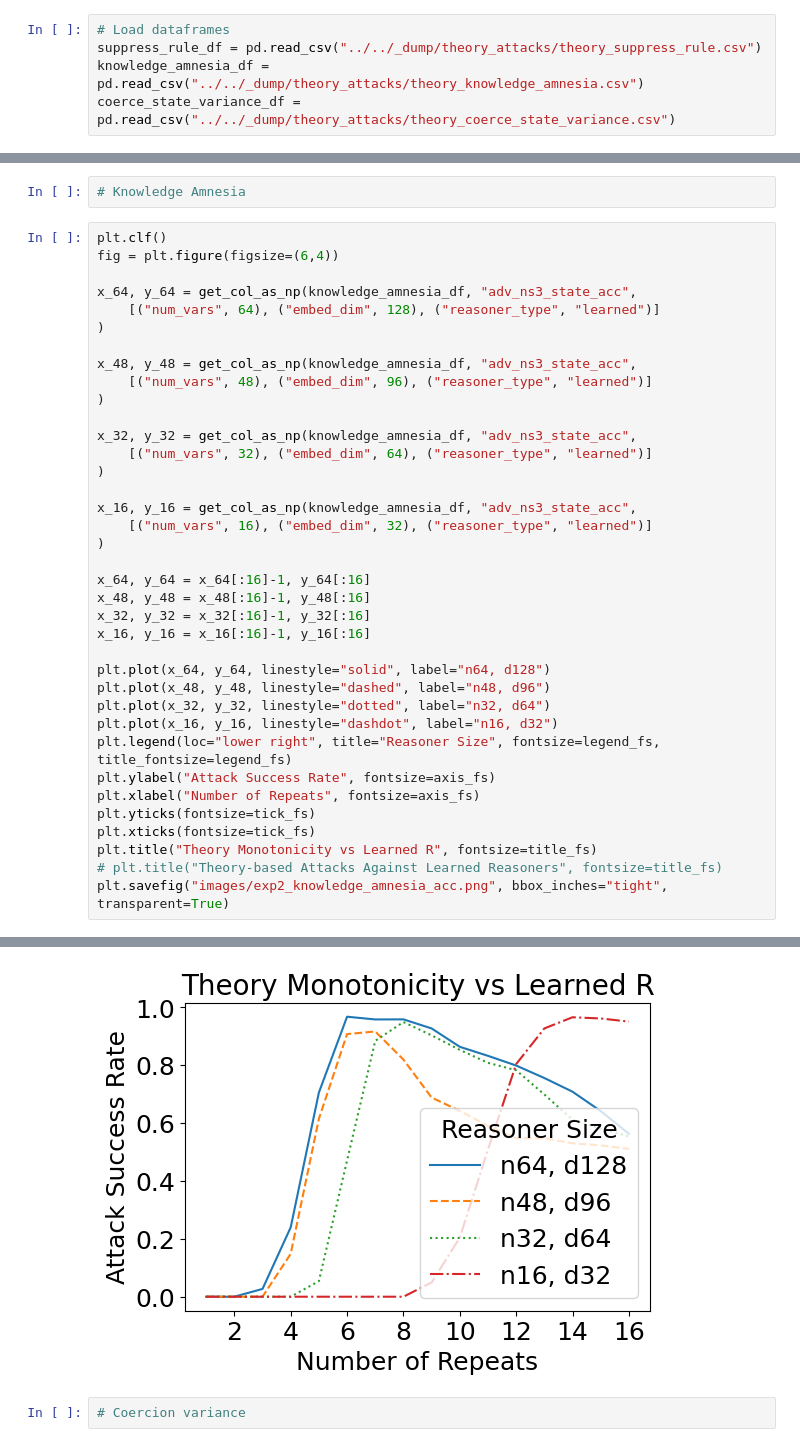
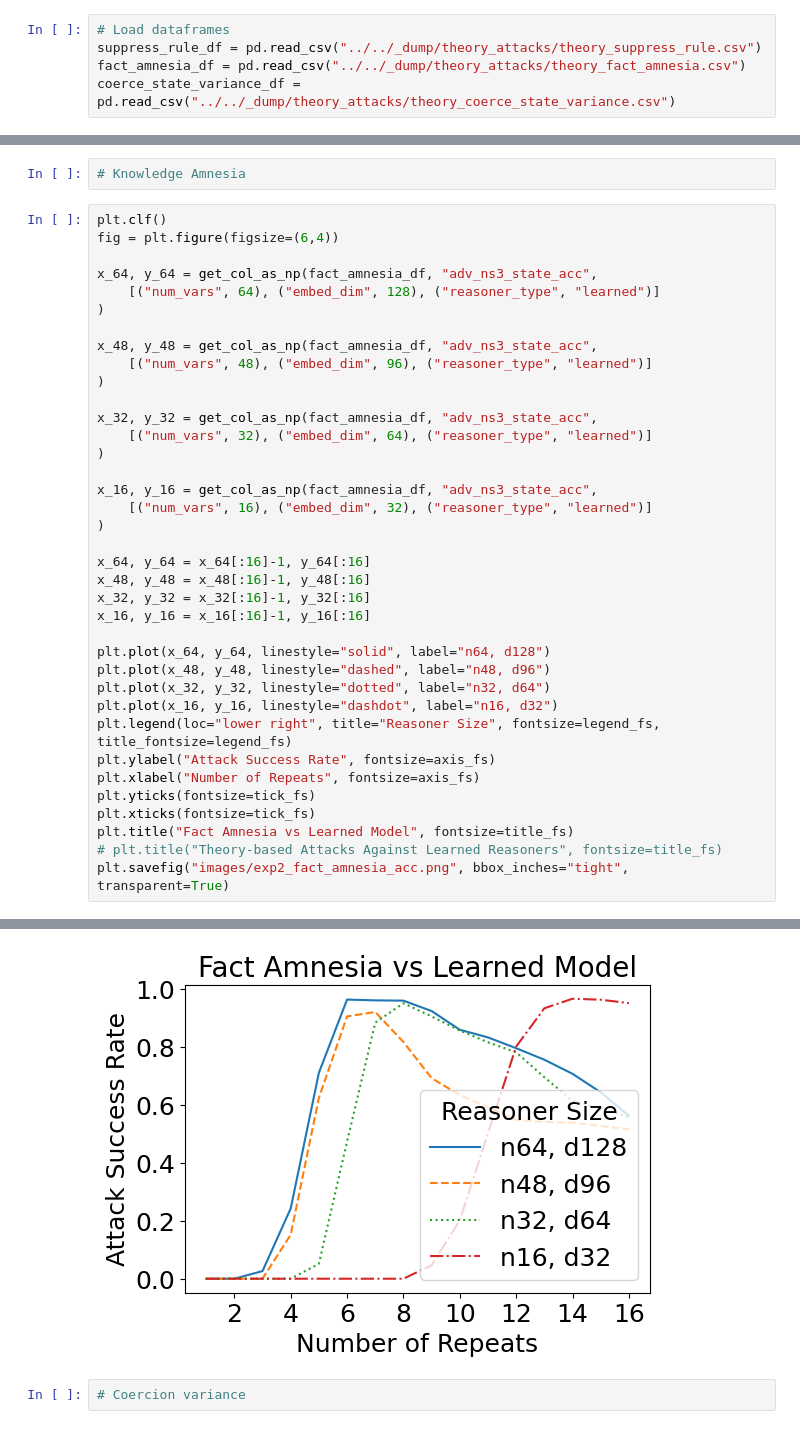
Before and after one commit to AntonXue/tf_logic, a Jupyter notebook: notebooks/experiments/exp2_theory_attacks.ipynb, the cells around one changed output, grey strips where cells are left out. Drawn from its saved outputs; the diff is of its cells as text.

```diff
--- a/notebooks/experiments/exp2_theory_attacks.ipynb
+++ b/notebooks/experiments/exp2_theory_attacks.ipynb
@@ -9,7 +9,7 @@ import matplotlib.pyplot as plt
 # %%
 # Load dataframes
 suppress_rule_df = pd.read_csv("../../_dump/theory_attacks/theory_suppress_rule.csv")
-knowledge_amnesia_df = pd.read_csv("../../_dump/theory_attacks/theory_knowledge_amnesia.csv")
+fact_amnesia_df = pd.read_csv("../../_dump/theory_attacks/theory_fact_amnesia.csv")
 coerce_state_variance_df = pd.read_csv("../../_dump/theory_attacks/theory_coerce_state_variance.csv")
 # %%
 def get_col_as_np(df, tgt_col_name, filter_kvs = [], sort_by="num_attack_tokens"):
@@ -71,42 +71,42 @@ plt.savefig("images/exp2_suppress_rule_acc.png", bbox_inches="tight", transparen
 plt.clf()
 fig = plt.figure(figsize=(6,4))
 
-x_64, y_64 = get_col_as_np(knowledge_amnesia_df, "adv_ns3_state_acc",
+x_64, y_64 = get_col_as_np(fact_amnesia_df, "adv_ns3_state_acc",
     [("num_vars", 64), ("embed_dim", 128), ("reasoner_type", "learned")]
 )
 
-x_48, y_48 = get_col_as_np(knowledge_amnesia_df, "adv_ns3_state_acc",
+x_48, y_48 = get_col_as_np(fact_amnesia_df, "adv_ns3_state_acc",
     [("num_vars", 48), ("embed_dim", 96), ("reasoner_type", "learned")]
 )
 
-x_32, y_32 = get_col_as_np(knowledge_amnesia_df, "adv_ns3_state_acc",
+x_32, y_32 = get_col_as_np(fact_amnesia_df, "adv_ns3_state_acc",
     [("num_vars", 32), ("embed_dim", 64), ("reasoner_type", "learned")]
 )
 
-x_16, y_16 = get_col_as_np(knowledge_amnesia_df, "adv_ns3_state_acc",
+x_16, y_16 = get_col_as_np(fact_amnesia_df, "adv_ns3_state_acc",
     [("num_vars", 16), ("embed_dim", 32), ("reasoner_type", "learned")]
 )
 
 x_64, y_64 = x_64[:16]-1, y_64[:16]
 x_48, y_48 = x_48[:16]-1, y_48[:16]
 x_32, y_32 = x_32[:16]-1, y_32[:16]
 x_16, y_16 = x_16[:16]-1, y_16[:16]
 
 plt.plot(x_64, y_64, linestyle="solid", label="n64, d128")
 plt.plot(x_48, y_48, linestyle="dashed", label="n48, d96")
 plt.plot(x_32, y_32, linestyle="dotted", label="n32, d64")
 plt.plot(x_16, y_16, linestyle="dashdot", label="n16, d32")
 plt.legend(loc="lower right", title="Reasoner Size", fontsize=legend_fs, title_fontsize=legend_fs)
 plt.ylabel("Attack Success Rate", fontsize=axis_fs)
 plt.xlabel("Number of Repeats", fontsize=axis_fs)
 plt.yticks(fontsize=tick_fs)
 plt.xticks(fontsize=tick_fs)
-plt.title("Theory Monotonicity vs Learned R", fontsize=title_fs)
+plt.title("Fact Amnesia vs Learned Model", fontsize=title_fs)
 # plt.title("Theory-based Attacks Against Learned Reasoners", fontsize=title_fs)
-plt.savefig("images/exp2_knowledge_amnesia_acc.png", bbox_inches="tight", transparent=True)
+plt.savefig("images/exp2_fact_amnesia_acc.png", bbox_inches="tight", transparent=True)
 # %% [output]
 <Figure size 640x480 with 0 Axes>
-[figure, old version]
+[figure, new version]
 # %%
 # Coercion variance
 # %%
```
Also changed, not shown: parts of 2 cells of this notebook, 28 other files.
